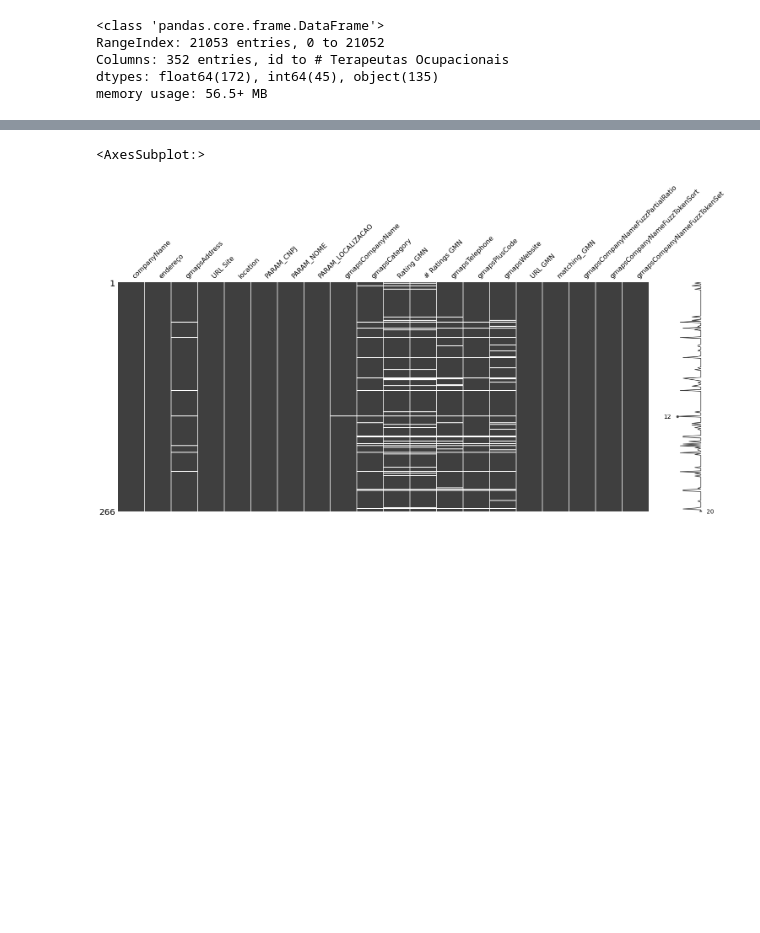
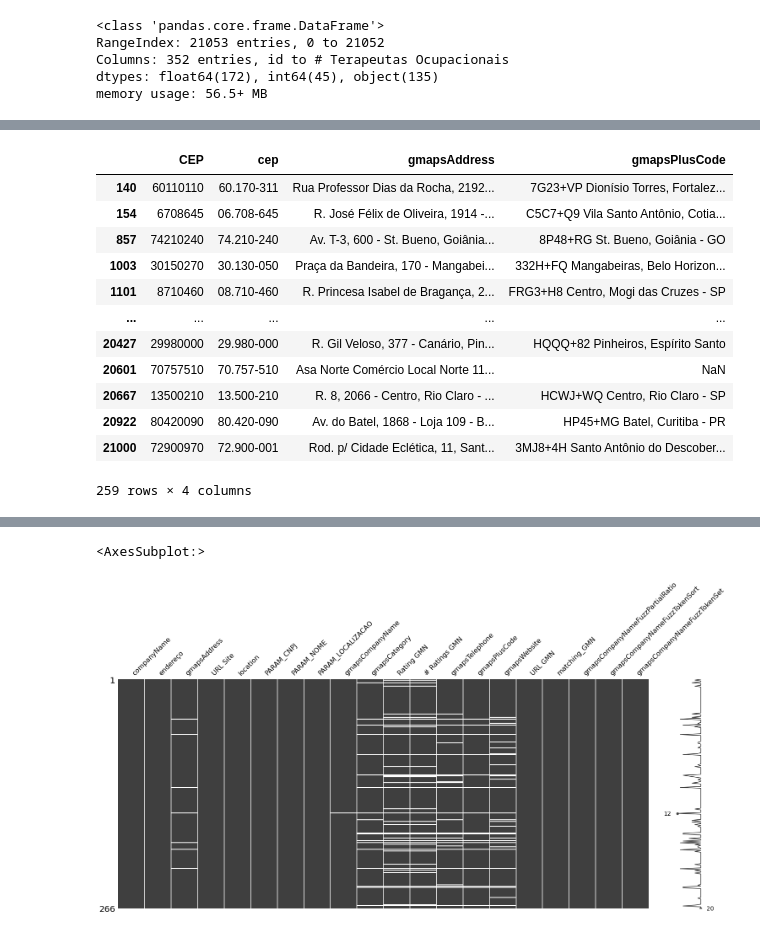
Before and after one commit to renatolotto/HZN-tese-psiquiatria, a Jupyter notebook: EDA_renato.ipynb, the cells around one changed output, grey strips where cells are left out. Cells and saved outputs as stored; diff of their text form; code cells hidden in the pictures; blank space fills up the shorter version.

```diff
--- a/EDA_renato.ipynb
+++ b/EDA_renato.ipynb
@@ -28,0 +36,17 @@ Index(['id', 'cnes', 'Nome Fantasia', 'Razão Social', 'Natureza Jurídica',
+# %%
+#CEP
+df[['CEP','cep','gmapsAddress','gmapsPlusCode']][df['gmapsAddress'].notnull()]
+# %% [output]
+|  | CEP | cep | gmapsAddress | gmapsPlusCode |
+| 140 | 60110110 | 60.170-311 | Rua Professor Dias da Rocha, 2192... | 7G23+VP Dionísio Torres, Fortalez... |
+| 154 | 6708645 | 06.708-645 | R. José Félix de Oliveira, 1914 -... | C5C7+Q9 Vila Santo Antônio, Cotia... |
+| 857 | 74210240 | 74.210-240 | Av. T-3, 600 - St. Bueno, Goiânia... | 8P48+RG St. Bueno, Goiânia - GO |
+| 1003 | 30150270 | 30.130-050 | Praça da Bandeira, 170 - Mangabei... | 332H+FQ Mangabeiras, Belo Horizon... |
+| 1101 | 8710460 | 08.710-460 | R. Princesa Isabel de Bragança, 2... | FRG3+H8 Centro, Mogi das Cruzes - SP |
+| ... | ... | ... | ... | ... |
+| 20427 | 29980000 | 29.980-000 | R. Gil Veloso, 377 - Canário, Pin... | HQQQ+82 Pinheiros, Espírito Santo |
+| 20601 | 70757510 | 70.757-510 | Asa Norte Comércio Local Norte 11... | NaN |
+| 20667 | 13500210 | 13.500-210 | R. 8, 2066 - Centro, Rio Claro - ... | HCWJ+WQ Centro, Rio Claro - SP |
+| 20922 | 80420090 | 80.420-090 | Av. do Batel, 1868 - Loja 109 - B... | HP45+MG Batel, Curitiba - PR |
+| 21000 | 72900970 | 72.900-001 | Rod. p/ Cidade Eclética, 11, Sant... | 3MJ8+4H Santo Antônio do Descober... |
+259 rows × 4 columns
```
Also changed, not shown: parts of 11 cells of this notebook, 17 other files.
